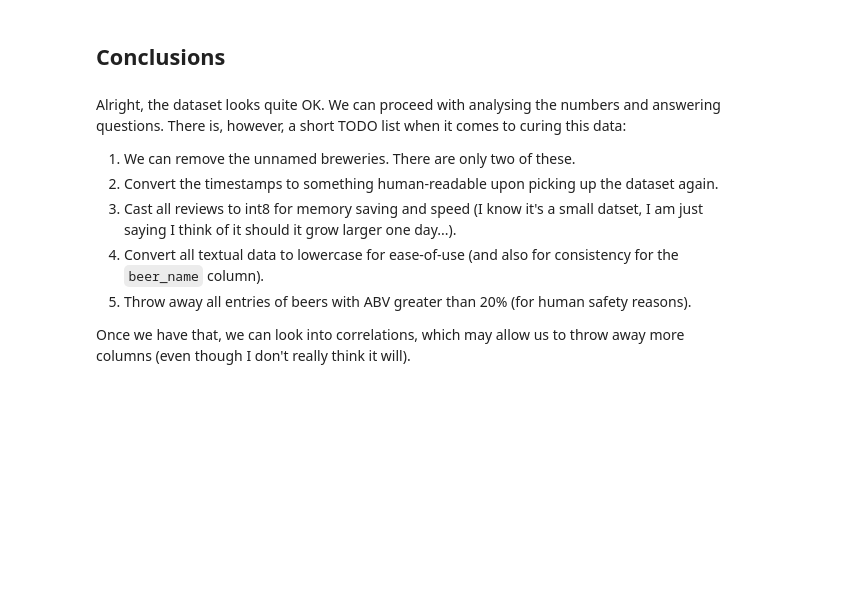
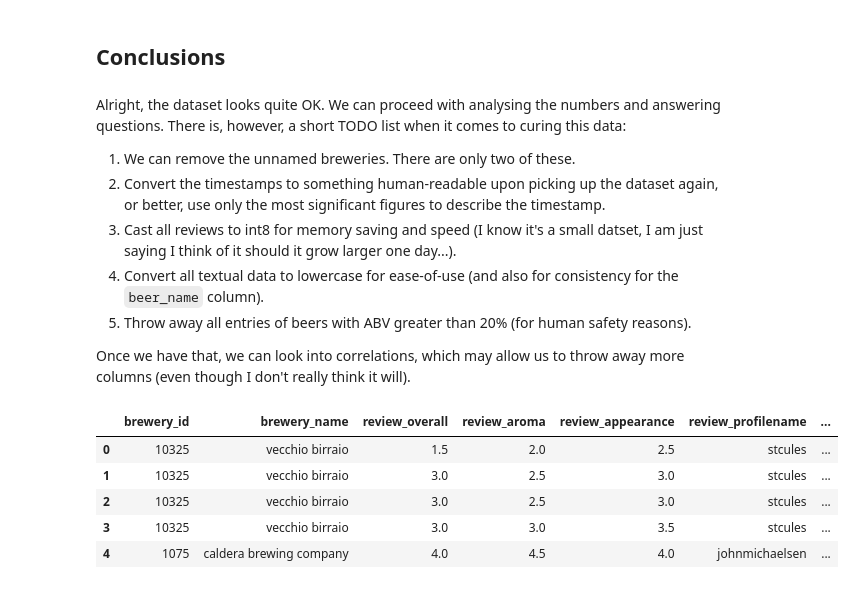
Before and after one commit to OlegZero13/beer-analysis, a Jupyter notebook: notebooks/initial-exploration.ipynb, the cells around one changed output. Saved outputs shown, nothing was run; the diff lists cells and outputs as text; code cells hidden in the pictures; blank space fills up the shorter version.

```diff
--- a/notebooks/initial-exploration.ipynb
+++ b/notebooks/initial-exploration.ipynb
@@ -337,9 +384,43 @@ array([[<AxesSubplot:title={'center':'beers_per_brewery'}>]], dtype=object)
 Alright, the dataset looks quite OK. We can proceed with analysing the numbers and answering questions.
 There is, however, a short TODO list when it comes to curing this data:
 1. We can remove the unnamed breweries. There are only two of these.
-2. Convert the timestamps to something human-readable upon picking up the dataset again.
+2. Convert the timestamps to something human-readable upon picking up the dataset again, or better, use only the most significant figures to describe the timestamp.
 3. Cast all reviews to int8 for memory saving and speed (I know it's a small datset, I am just saying I think of it should it grow larger one day...).
 4. Convert all textual data to lowercase for ease-of-use (and also for consistency for the `beer_name` column).
 5. Throw away all entries of beers with ABV greater than 20% (for human safety reasons).
 
 Once we have that, we can look into correlations, which may allow us to throw away more columns (even though I don't really think it will).
+# %%
+def process_dataset(df):
+    _df = df.copy()
+
+    _df["brewery_id"] = _df["brewery_id"].astype(np.int16)
+
+    _df["review_year"] = pd.to_datetime(df["review_time"], unit="s").dt.year.astype(np.uint8)
+    _df["review_month"] = pd.to_datetime(df["review_time"], unit="s").dt.month.astype(np.uint8)
+
+    for column in review_figures:
+        _df[column] = _df[column].astype(np.float16)
+
+    for column in ("review_profilename", "brewery_name", "beer_style", "beer_name"):
+        _df[column] = _df[column].fillna("NULL")
+        _df[column] = _df[column].astype(str).str.lower()
+
+    _df["beer_beerid"] = _df["beer_beerid"].astype(np.uint32)
+
+    return _df \
+        .dropna() \
+        .drop(columns=["review_time"]) \
+        .query("brewery_name != 'null' and beer_abv < 20.0")
+
+
+df_processed = process_dataset(df)
+
+df_processed.head()
+# %% [output]
+|  | brewery_id | brewery_name | review_overall | review_aroma | review_appearance | review_profilename | ... |
+| 0 | 10325 | vecchio birraio | 1.5 | 2.0 | 2.5 | stcules | ... |
+| 1 | 10325 | vecchio birraio | 3.0 | 2.5 | 3.0 | stcules | ... |
+| 2 | 10325 | vecchio birraio | 3.0 | 2.5 | 3.0 | stcules | ... |
+| 3 | 10325 | vecchio birraio | 3.0 | 3.0 | 3.5 | stcules | ... |
+| 4 | 1075 | caldera brewing company | 4.0 | 4.5 | 4.0 | johnmichaelsen | ... |
```
Also changed, not shown: parts of 9 cells of this notebook, 2 other files.
